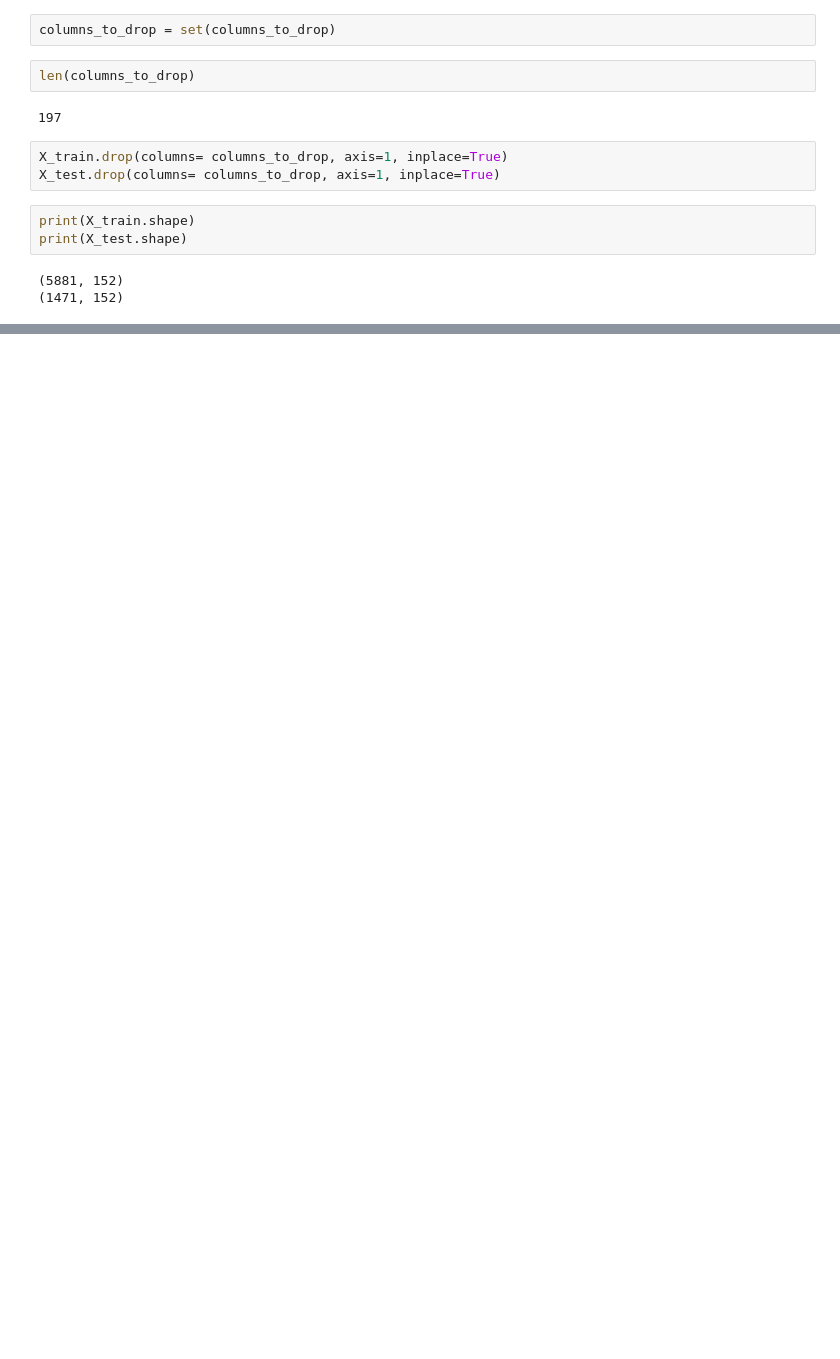
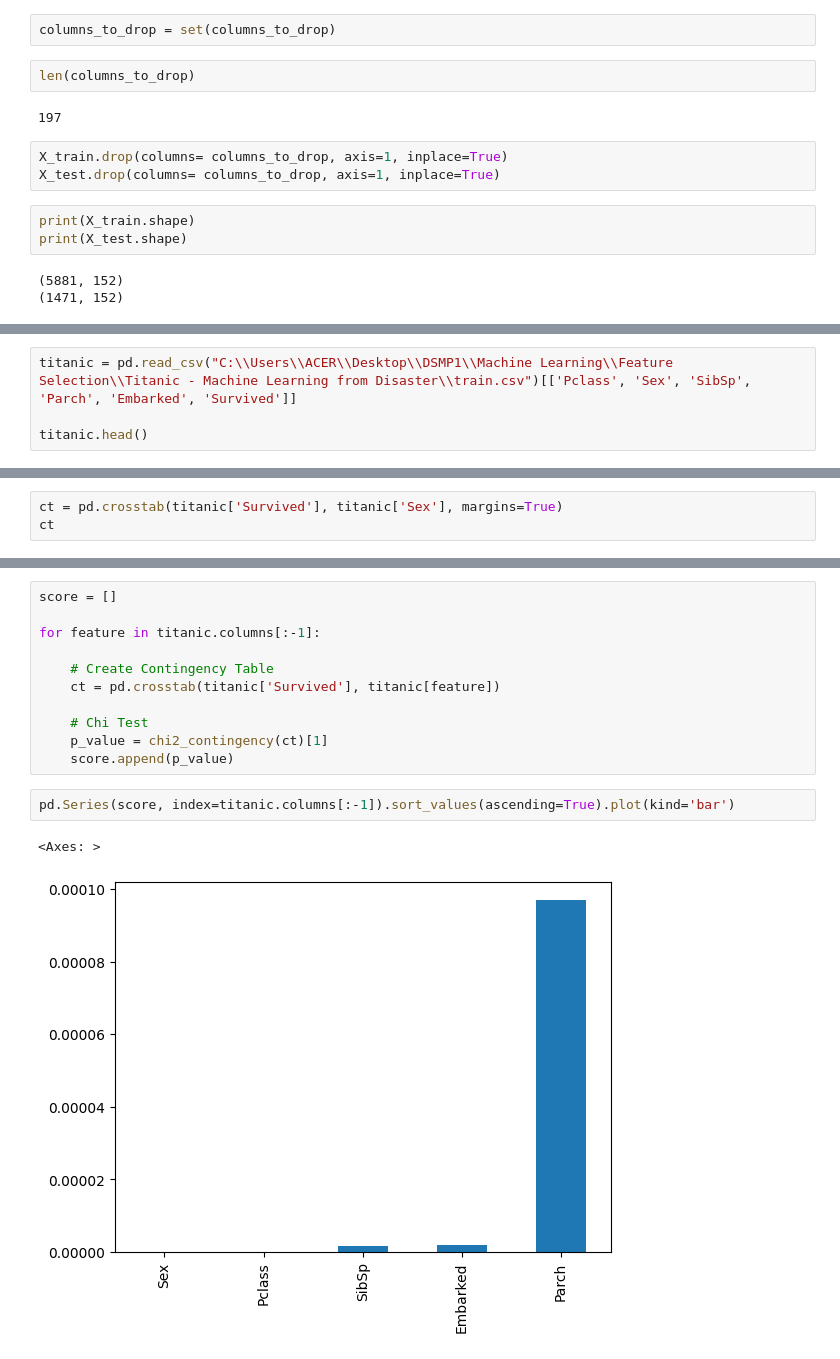
Before and after one commit to Apurba1903/Machine_Learning, a Jupyter notebook: Feature Selection/feature_selection.ipynb, the cells around one changed output, grey strips where cells are left out. Cells and saved outputs as stored; diff of their text form; blank space fills up the shorter version.

```diff
--- a/Feature Selection/feature_selection.ipynb
+++ b/Feature Selection/feature_selection.ipynb
@@ -212,0 +270,4 @@ print(X_test.shape)
+# %%
+titanic = pd.read_csv("C:\\Users\\ACER\\Desktop\\DSMP1\\Machine Learning\\Feature Selection\\Titanic - Machine Learning from Disaster\\train.csv")[['Pclass', 'Sex', 'SibSp', 'Parch', 'Embarked', 'Survived']]
+
+titanic.head()
@@ -212,0 +281,3 @@ print(X_test.shape)
+# %%
+ct = pd.crosstab(titanic['Survived'], titanic['Sex'], margins=True)
+ct
@@ -212,0 +297,16 @@ print(X_test.shape)
+# %%
+score = []
+
+for feature in titanic.columns[:-1]:
+
+    # Create Contingency Table
+    ct = pd.crosstab(titanic['Survived'], titanic[feature])
+
+    # Chi Test
+    p_value = chi2_contingency(ct)[1]
+    score.append(p_value)
+# %%
+pd.Series(score, index=titanic.columns[:-1]).sort_values(ascending=True).plot(kind='bar')
+# %% [output]
+<Axes: >
+[figure, added]
```
Also changed, not shown: parts of 13 cells of this notebook.
